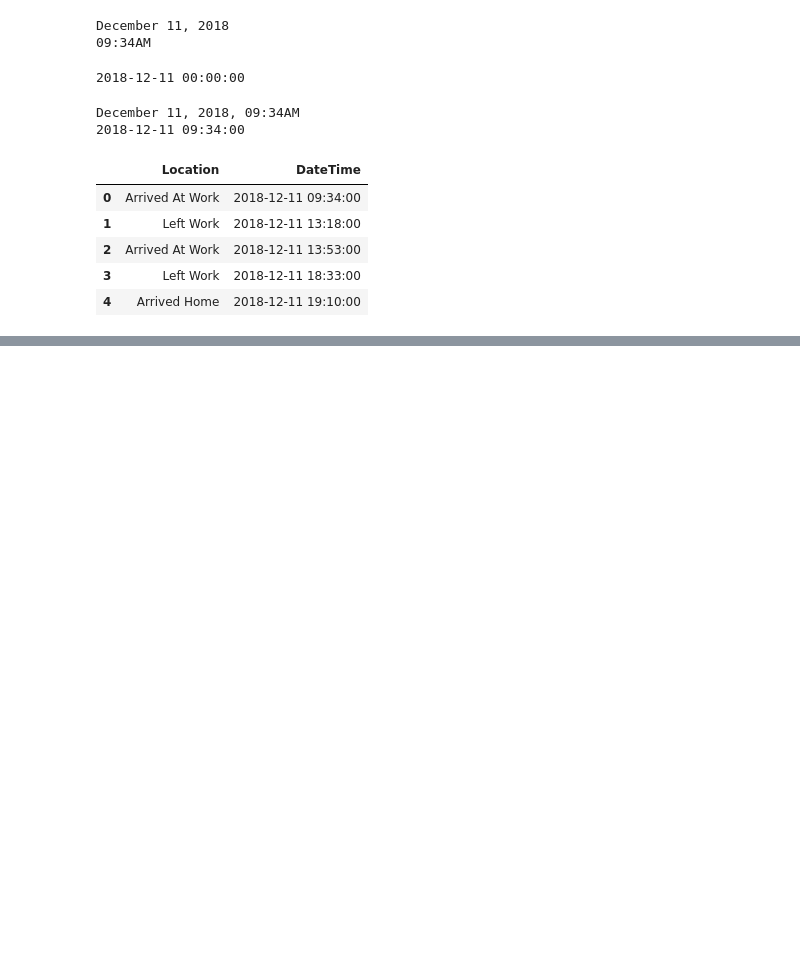
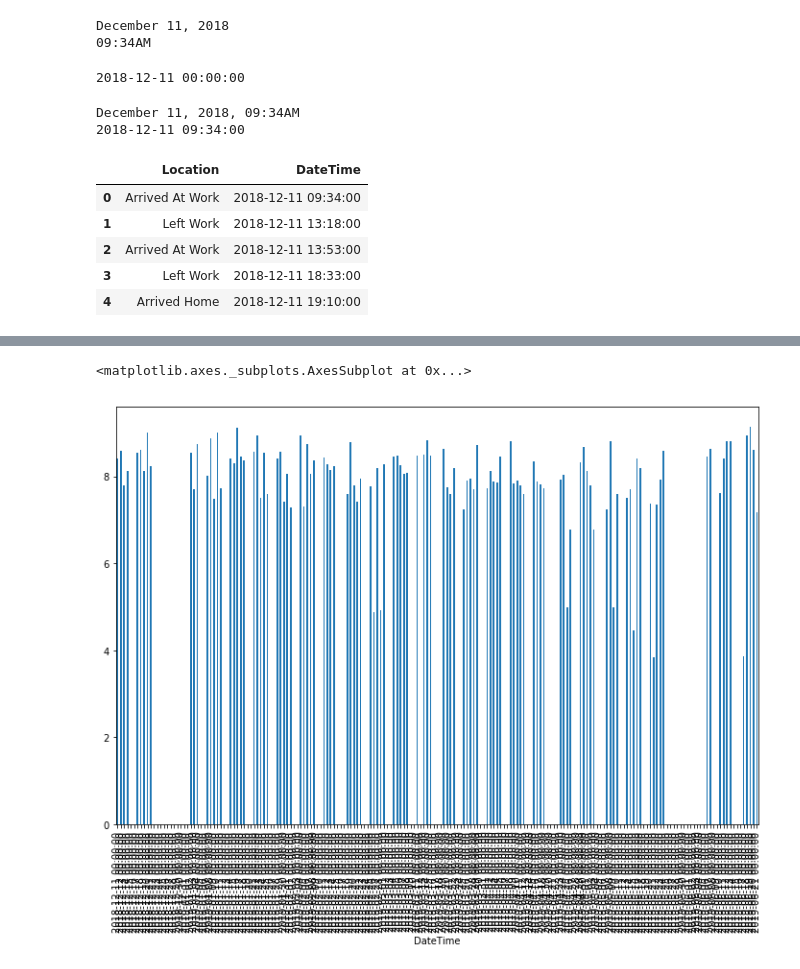
Before and after one commit to alfieish/Commuting, a Jupyter notebook: DataReview.ipynb, the cells around one changed output, grey strips where cells are left out. Drawn from its saved outputs; the diff is of its cells as text; code cells hidden in the pictures; blank space fills up the shorter version.

```diff
--- a/DataReview.ipynb
+++ b/DataReview.ipynb
@@ -68,7 +68,9 @@ testDF['Elapsed Hours'] = testDF['Elapsed'] / np.timedelta64(1, 'h')
 testDF['Time'] = testDF['DateTime'].apply(lambda x: x.time())
 
 testDF['Previous Time'] = testDF['DateTime'] - testDF['Elapsed']
-testDF['Previous Time'] = testDF['Previous Time'] / np.timedelta64(1, 'h')
+testDF = testDF.drop([0])
+testDF['Previous Time'] = testDF['Previous Time'].apply(lambda x: x.time())
+
 
 testDF.head(5)
 # %% [output]
@@ -87,4 +117,10 @@ workHours['Elapsed Hours'].plot(figsize=(12,8), kind='bar')
 plt.show()
+# %%
+dailyWork = workHours.resample('D').sum()
+dailyWork['Elapsed Hours'].plot(figsize=(12,8), kind='bar')
+# %% [output]
+<matplotlib.axes._subplots.AxesSubplot at 0x...>
+[figure, added]
 # %%
 arriveTime = workHours = testDF[testDF['Location'] == 'Arrived At Work']
 arriveTime = arriveTime[arriveTime['Elapsed Hours'] < 5]
```
Also changed, not shown: parts of 7 cells of this notebook.
